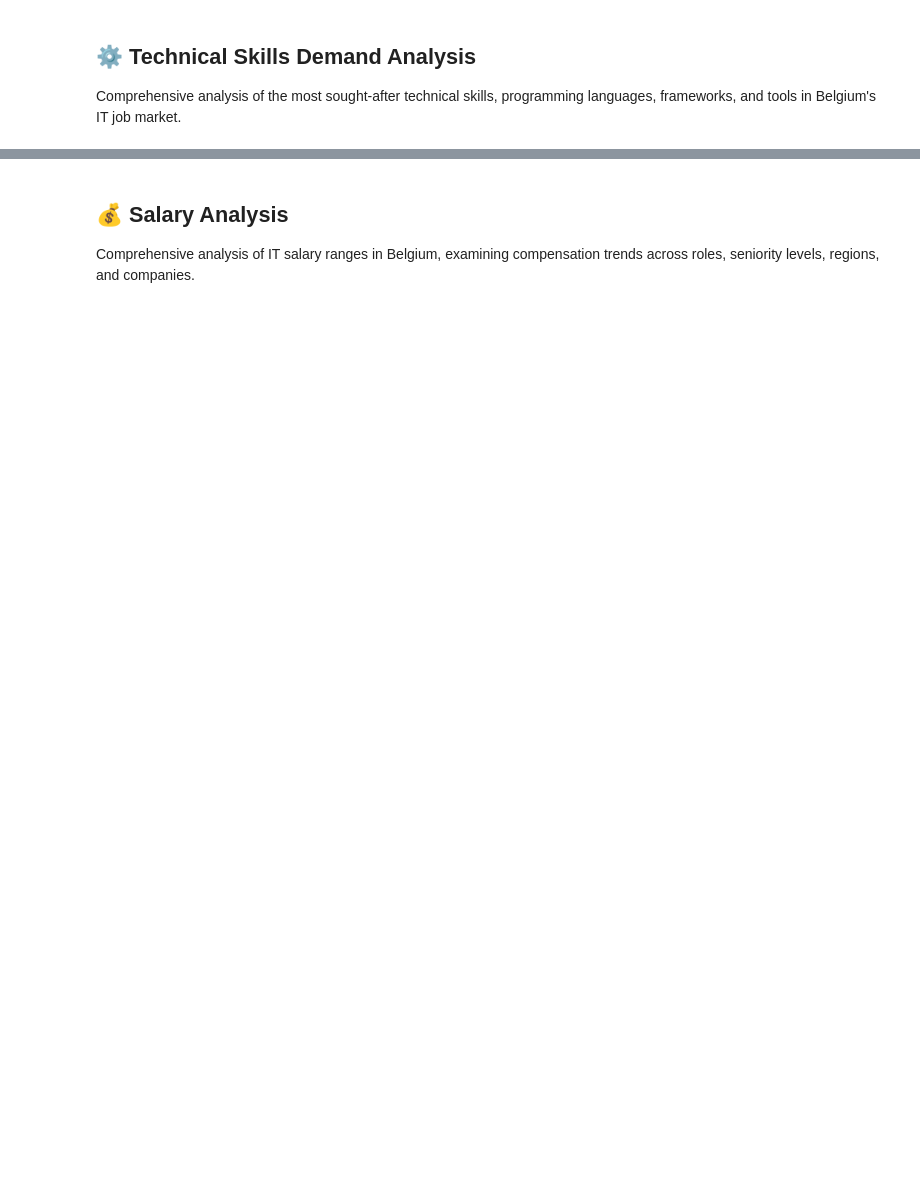
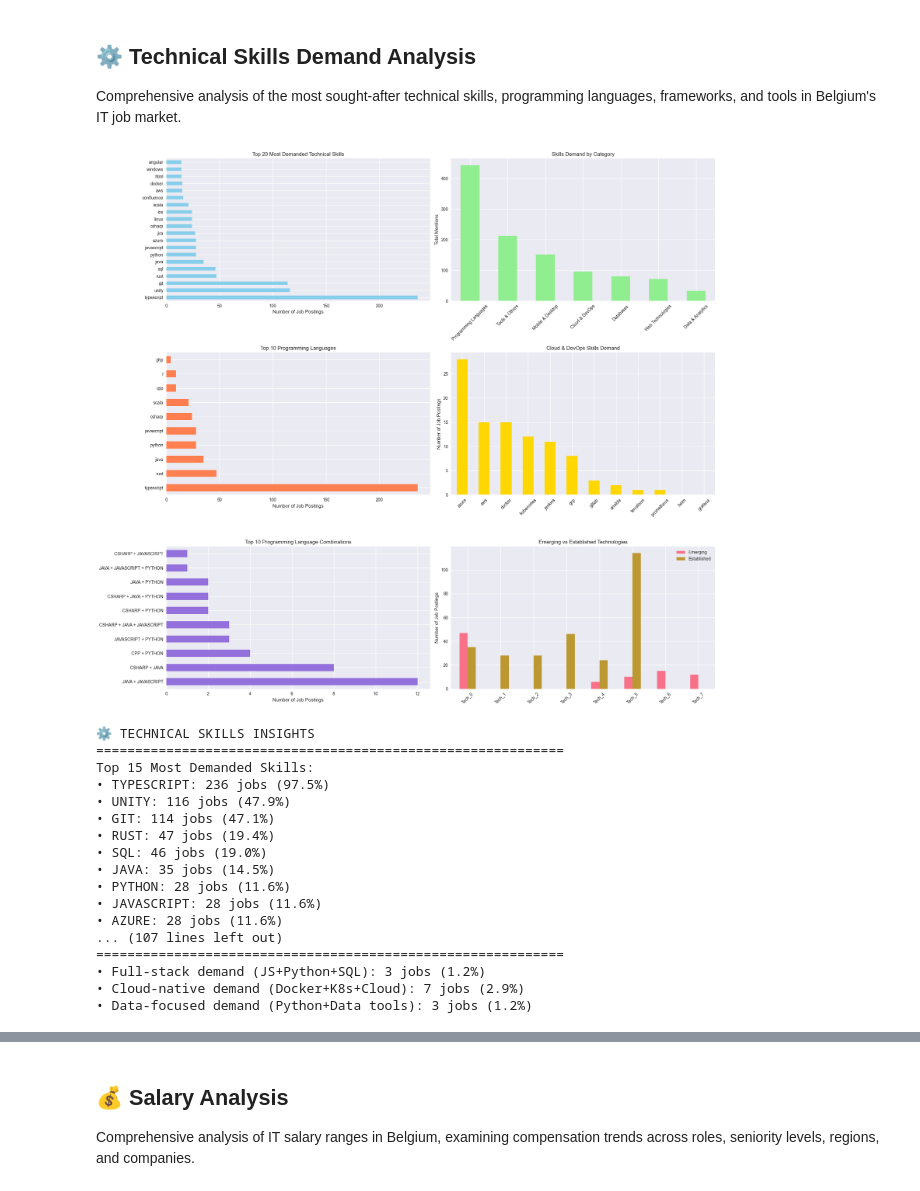
Before and after one commit to Dlawlet/it_job_analysis, a Jupyter notebook: IT_JobMarket_Analysis.ipynb, the cells around one changed output, grey strips where cells are left out. Drawn from its saved outputs; the diff is of its cells as text; code cells hidden in the pictures; blank space fills up the shorter version.

```diff
--- a/IT_JobMarket_Analysis.ipynb
+++ b/IT_JobMarket_Analysis.ipynb
@@ -1098,10 +1238,17 @@ established_tech = ['java', 'python', 'javascript', 'sql', 'linux', 'git']
 emerging_scores = [all_skills.get(tech, 0) for tech in emerging_tech]
 established_scores = [all_skills.get(tech, 0) for tech in established_tech]
 
+# Pad the shorter list with zeros
+max_len = max(len(emerging_scores), len(established_scores))
+if len(emerging_scores) < max_len:
+    emerging_scores += [0] * (max_len - len(emerging_scores))
+if len(established_scores) < max_len:
+    established_scores += [0] * (max_len - len(established_scores))
+
 tech_comparison = pd.DataFrame({
     'Emerging': emerging_scores,
     'Established': established_scores
-}, index=['Tech_' + str(i) for i in range(max(len(emerging_tech), len(established_tech)))])
+}, index=['Tech_' + str(i) for i in range(max_len)])
 
 tech_comparison.plot(kind='bar', ax=axes[2,1])
 axes[2,1].set_title('Emerging vs Established Technologies')
@@ -1158,33 +1305,52 @@ if 'region' in df.columns:
     for region in ['Brussels-Capital', 'Flanders', 'Wallonia']:
         if region in df['region'].values:
             region_data = df[df['region'] == region]
             print(f"\n{region} ({len(region_data):,} jobs):")
 
             region_skills = {}
             for skill in ['python', 'java', 'javascript', 'csharp', 'sql']:
                 if f'skill_{skill}' in df.columns:
                     count = region_data[f'skill_{skill}'].sum()
                     pct = (count / len(region_data)) * 100
                     region_skills[skill] = pct
 
             for skill, pct in sorted(region_skills.items(), key=lambda x: x[1], reverse=True):
                 print(f"  • {skill.upper()}: {pct:.1f}% of jobs")
 
 # Market demand insights
 print(f"\n🎯 MARKET DEMAND INSIGHTS:")
 print("=" * 60)
 
 # Full-stack indicators
 fullstack_skills = df['skill_javascript'] & df['skill_python'] & df['skill_sql']
 print(f"• Full-stack demand (JS+Python+SQL): {fullstack_skills.sum():,} jobs ({(fullstack_skills.sum()/len(df)*100):.1f}%)")
 
 # Cloud-native skills
 cloud_native = df['skill_docker'] & df['skill_kubernetes'] & (df['skill_aws'] | df['skill_azure'])
 print(f"• Cloud-native demand (Docker+K8s+Cloud): {cloud_native.sum():,} jobs ({(cloud_native.sum()/len(df)*100):.1f}%)")
 
 # Data skills
 data_skills = df['skill_python'] & (df['skill_pandas'] | df['skill_spark'] | df['skill_tableau'])
 print(f"• Data-focused demand (Python+Data tools): {data_skills.sum():,} jobs ({(data_skills.sum()/len(df)*100):.1f}%)")
+# %% [output]
+[figure, added]
+⚙️ TECHNICAL SKILLS INSIGHTS
+============================================================
+Top 15 Most Demanded Skills:
+• TYPESCRIPT: 236 jobs (97.5%)
+• UNITY: 116 jobs (47.9%)
+• GIT: 114 jobs (47.1%)
+• RUST: 47 jobs (19.4%)
+• SQL: 46 jobs (19.0%)
+• JAVA: 35 jobs (14.5%)
+• PYTHON: 28 jobs (11.6%)
+• JAVASCRIPT: 28 jobs (11.6%)
+• AZURE: 28 jobs (11.6%)
+... (107 lines left out)
+============================================================
+• Full-stack demand (JS+Python+SQL): 3 jobs (1.2%)
+• Cloud-native demand (Docker+K8s+Cloud): 7 jobs (2.9%)
+• Data-focused demand (Python+Data tools): 3 jobs (1.2%)
 # %%
 soft_skills = ['communication', 'team', 'problem solving', 'analytical', 'leadership',
                'adaptability', 'creativity', 'collaboration', 'independent', 'detail-oriented']
```
Also changed, not shown: parts of 11 cells of this notebook.
